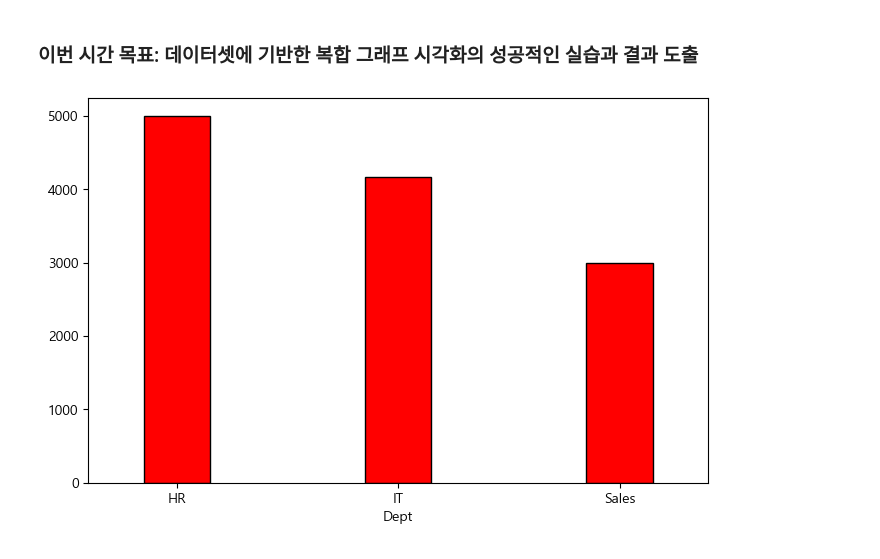
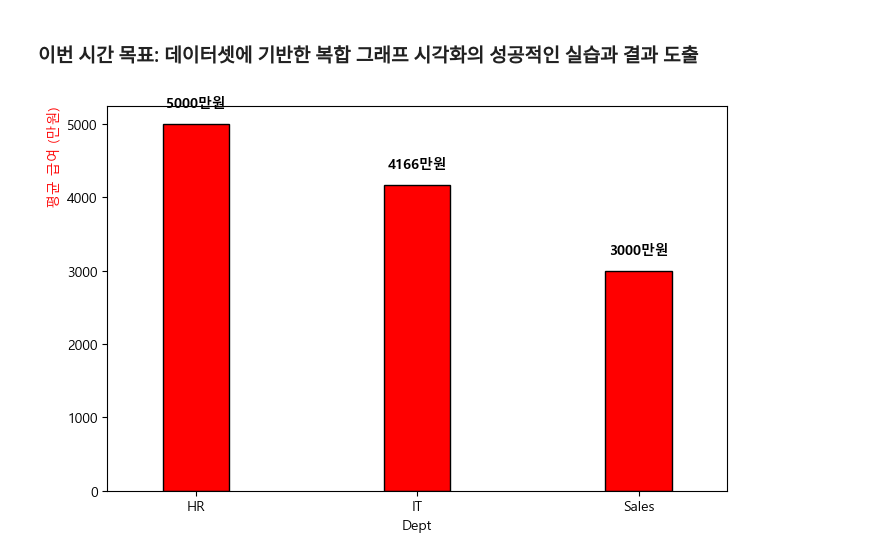
Before and after one commit to hslcrb/kw-competition-practice, a Jupyter notebook: 20260704-토요실습1.ipynb, the cells around one changed output. Cells and saved outputs as stored; diff of their text form; code cells hidden in the pictures.

```diff
--- a/20260704-토요실습1.ipynb
+++ b/20260704-토요실습1.ipynb
@@ -366,7 +366,10 @@ df_gr.plot(kind='bar', color='red', edgecolor='black', width=0.3)
 # %%
 fig, ax1=plt.subplots(figsize=(8,5))
 df_gr=df_cleaned[['Dept','Salary','Age']].groupby('Dept')[['Salary','Age']].mean()
 df_gr['Salary'].plot(kind='bar', color='red', edgecolor='black', width=0.3, ax=ax1, rot=0)
+plt.rc('font', family='Malgun Gothic')
+ax1.set_ylabel('평균 급여 (만원)', color='red', loc='top')
+plt.bar_label(ax1.containers[0], fmt='%d만원', padding=10, fontsize=10, fontweight='bold')
 plt.show()
 # %% [output]
-[figure, old version]
+[figure, new version]
```
Also changed, not shown: parts of 8 cells of this notebook.
